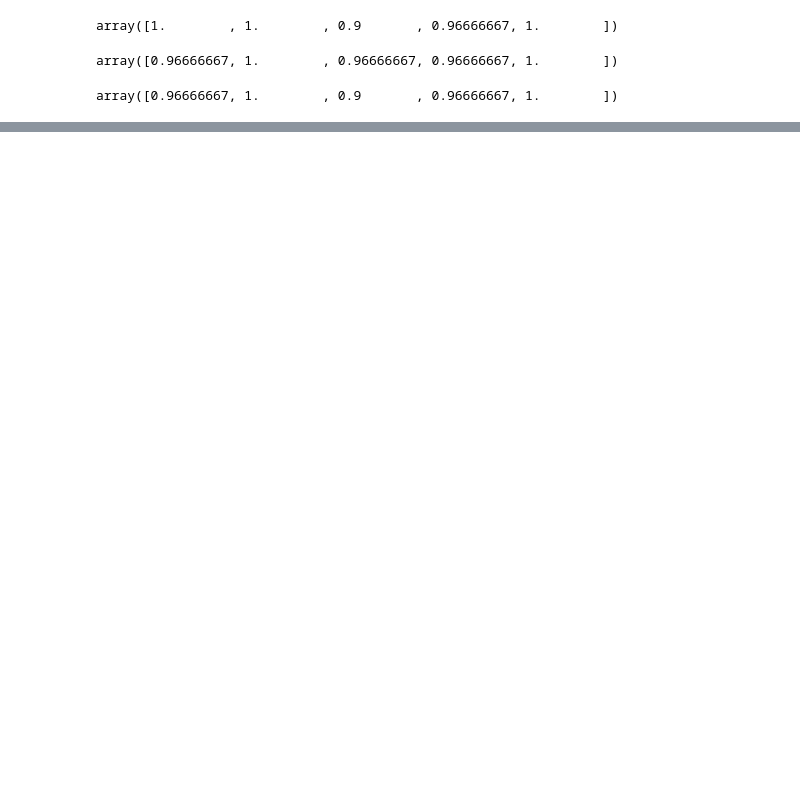
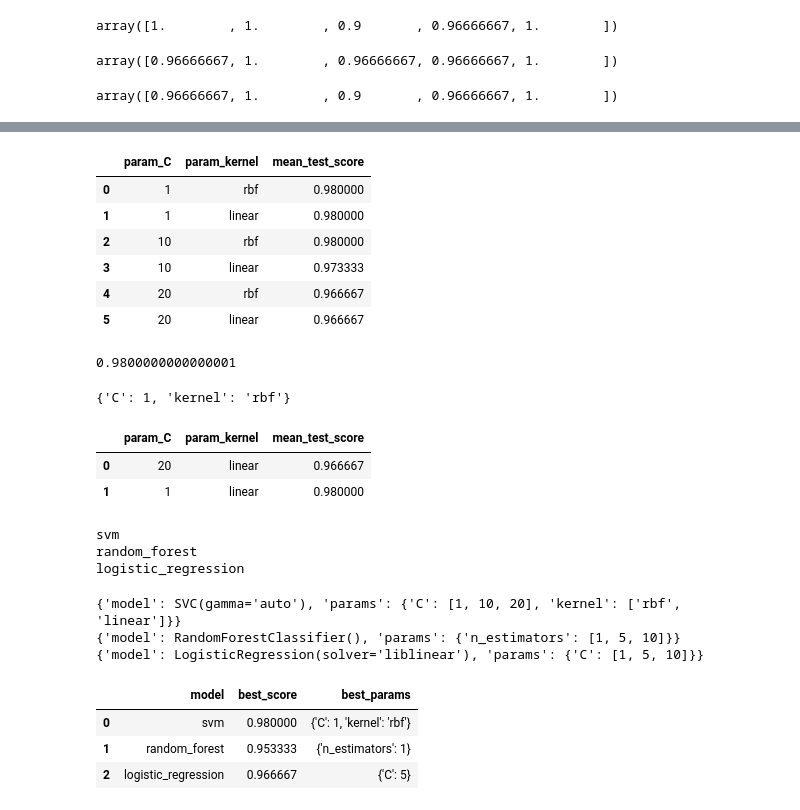
Before and after one commit to ankushgupta05/ML-By-Codebesics, a Jupyter notebook: ML/Hyper Parameter Tuning (GridSearchCV)/Hyper parameter tuning.ipynb, the cells around one changed output, grey strips where cells are left out. Saved outputs shown, nothing was run; the diff lists cells and outputs as text; code cells hidden in the pictures; blank space fills up the shorter version.

```diff
--- a/ML/Hyper Parameter Tuning (GridSearchCV)/Hyper parameter tuning.ipynb
+++ b/ML/Hyper Parameter Tuning (GridSearchCV)/Hyper parameter tuning.ipynb
@@ -76,0 +140,36 @@ array([0.96666667, 1.        , 0.9       , 0.96666667, 1.        ])
+# %%
+df[['param_C','param_kernel','mean_test_score']]
+# %% [output]
+|  | param_C | param_kernel | mean_test_score |
+| 0 | 1 | rbf | 0.980000 |
+| 1 | 1 | linear | 0.980000 |
+| 2 | 10 | rbf | 0.980000 |
+| 3 | 10 | linear | 0.973333 |
+| 4 | 20 | rbf | 0.966667 |
+| 5 | 20 | linear | 0.966667 |
+# %%
+clf.best_score_
+# %% [output]
+0.9800000000000001
+# %%
+clf.best_params_
+# %% [output]
+{'C': 1, 'kernel': 'rbf'}
+# %%
+from sklearn.model_selection import RandomizedSearchCV
+rs = RandomizedSearchCV(svm.SVC(gamma='auto'),{
+    'C':[1,10,20],
+    'kernel':['rbf','linear']
+
+   },
+   cv=5,
+   return_train_score=False,
+   n_iter = 2
+)
+
+rs.fit(iris.data, iris.target)
+pd.DataFrame(rs.cv_results_)[['param_C','param_kernel','mean_test_score']]
+# %% [output]
+|  | param_C | param_kernel | mean_test_score |
+| 0 | 20 | linear | 0.966667 |
+| 1 | 1 | linear | 0.980000 |
@@ -76,0 +216,22 @@ array([0.96666667, 1.        , 0.9       , 0.96666667, 1.        ])
+# %%
+for model_name, mp in model_params.items():
+    print(model_name)
+# %% [output]
+svm
+random_forest
+logistic_regression
+# %%
+for model_name, mp in model_params.items():
+    print(mp)
+# %% [output]
+{'model': SVC(gamma='auto'), 'params': {'C': [1, 10, 20], 'kernel': ['rbf', 'linear']}}
+{'model': RandomForestClassifier(), 'params': {'n_estimators': [1, 5, 10]}}
+{'model': LogisticRegression(solver='liblinear'), 'params': {'C': [1, 5, 10]}}
+# %%
+df = pd.DataFrame(scores,columns=['model','best_score','best_params'])
+df
+# %% [output]
+|  | model | best_score | best_params |
+| 0 | svm | 0.980000 | {'C': 1, 'kernel': 'rbf'} |
+| 1 | random_forest | 0.953333 | {'n_estimators': 1} |
+| 2 | logistic_regression | 0.966667 | {'C': 5} |
```
Also changed, not shown: parts of 9 cells of this notebook.
